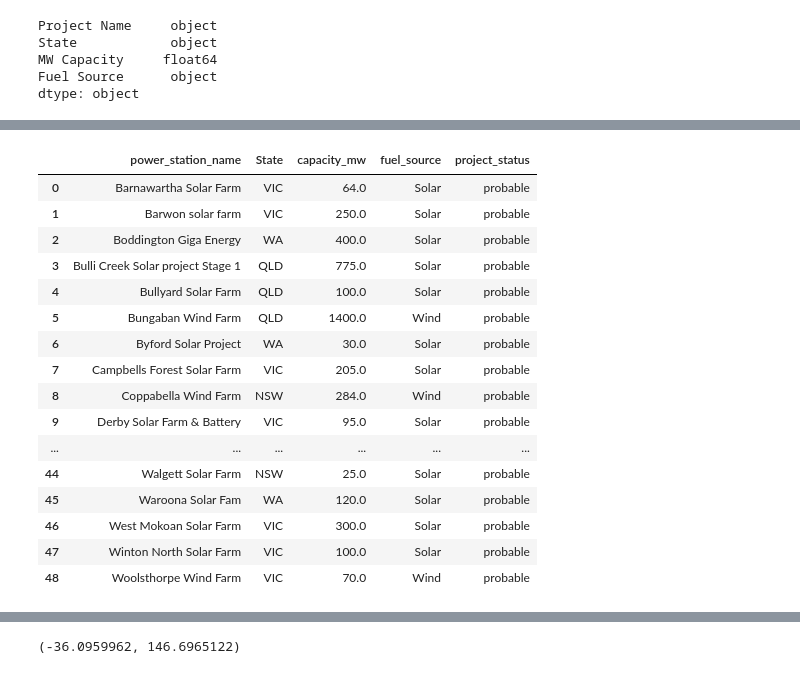
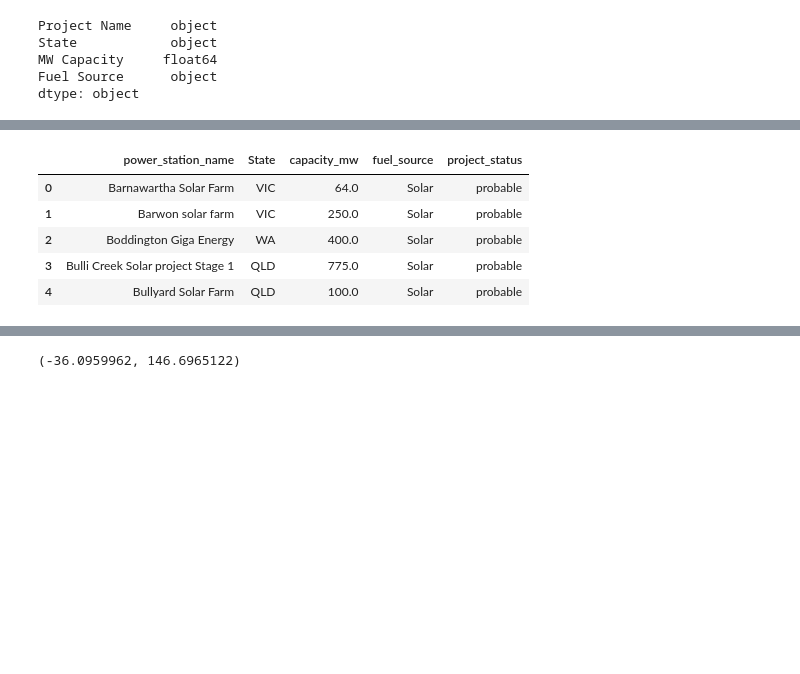
Before and after one commit to kerumixd/5339-Data-Engineering-Group-Porject, a Jupyter notebook: Assignment1.ipynb, the cells around one changed output, grey strips where cells are left out. Saved outputs shown, nothing was run; the diff lists cells and outputs as text; code cells hidden in the pictures; blank space fills up the shorter version.

```diff
--- a/Assignment1.ipynb
+++ b/Assignment1.ipynb
@@ -388,21 +353,15 @@ conn.sql("select * from committed_power_stations;").df()
 # %%
+probable_power_station_df.rename(columns={'Project Name': 'power_station_name',
+                                          'State': 'state',
+                                          'MW Capacity': 'capacity_mw',
+                                          'Fuel Source': 'fuel_source'}, inplace=True)
+conn.sql("drop table if exists probable_power_stations")
 conn.sql("create table if not exists probable_power_stations as select *, 'probable' as project_status from probable_power_station_df;")
-conn.sql("select * from probable_power_stations;").df()
+conn.sql("select * from probable_power_stations;").df().head(5)
 # %% [output]
 |  | power_station_name | State | capacity_mw | fuel_source | project_status |
 | 0 | Barnawartha Solar Farm | VIC | 64.0 | Solar | probable |
 | 1 | Barwon solar farm | VIC | 250.0 | Solar | probable |
 | 2 | Boddington Giga Energy | WA | 400.0 | Solar | probable |
 | 3 | Bulli Creek Solar project Stage 1 | QLD | 775.0 | Solar | probable |
 | 4 | Bullyard Solar Farm | QLD | 100.0 | Solar | probable |
-| 5 | Bungaban Wind Farm | QLD | 1400.0 | Wind | probable |
-| 6 | Byford Solar Project | WA | 30.0 | Solar | probable |
-| 7 | Campbells Forest Solar Farm | VIC | 205.0 | Solar | probable |
-| 8 | Coppabella Wind Farm | NSW | 284.0 | Wind | probable |
-| 9 | Derby Solar Farm & Battery | VIC | 95.0 | Solar | probable |
-| ... | ... | ... | ... | ... | ... |
-| 44 | Walgett Solar Farm | NSW | 25.0 | Solar | probable |
-| 45 | Waroona Solar Fam | WA | 120.0 | Solar | probable |
-| 46 | West Mokoan Solar Farm | VIC | 300.0 | Solar | probable |
-| 47 | Winton North Solar Farm | VIC | 100.0 | Solar | probable |
-| 48 | Woolsthorpe Wind Farm | VIC | 70.0 | Wind | probable |
```
Also changed, not shown: parts of 13 cells of this notebook, 1 other file.
